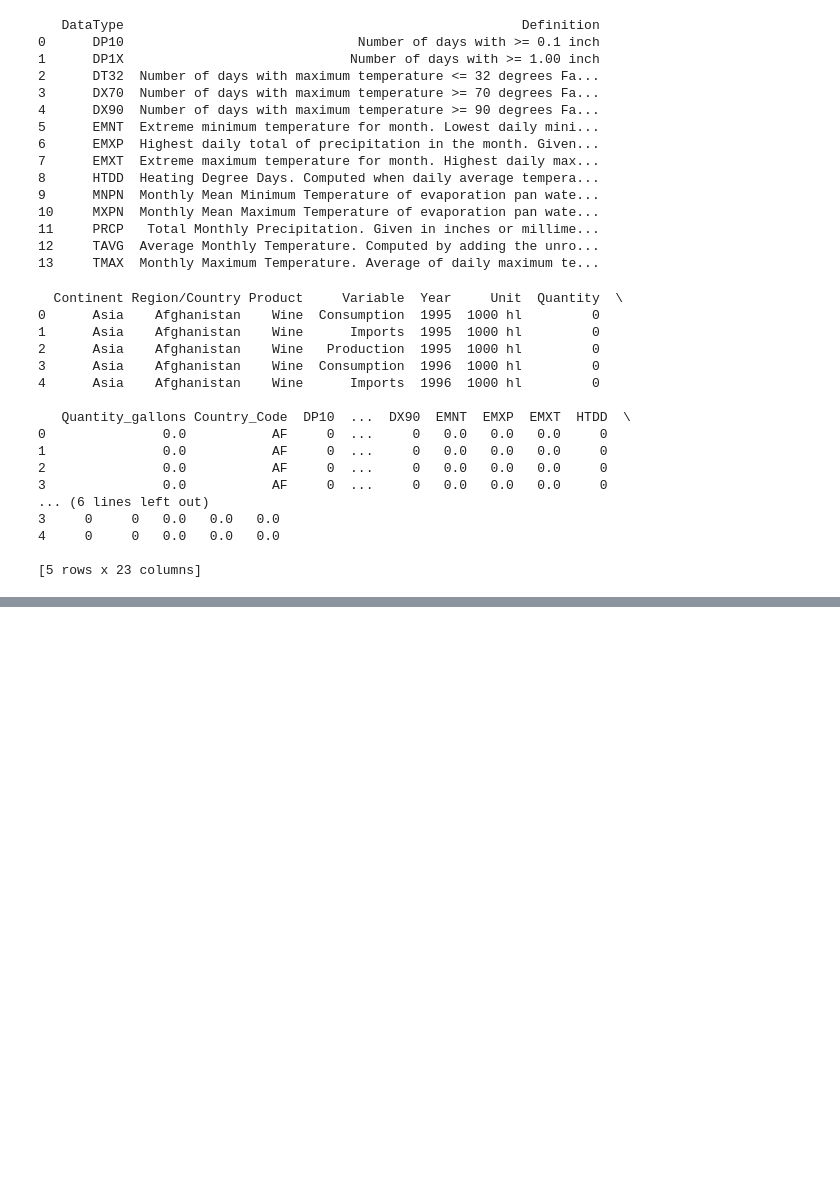
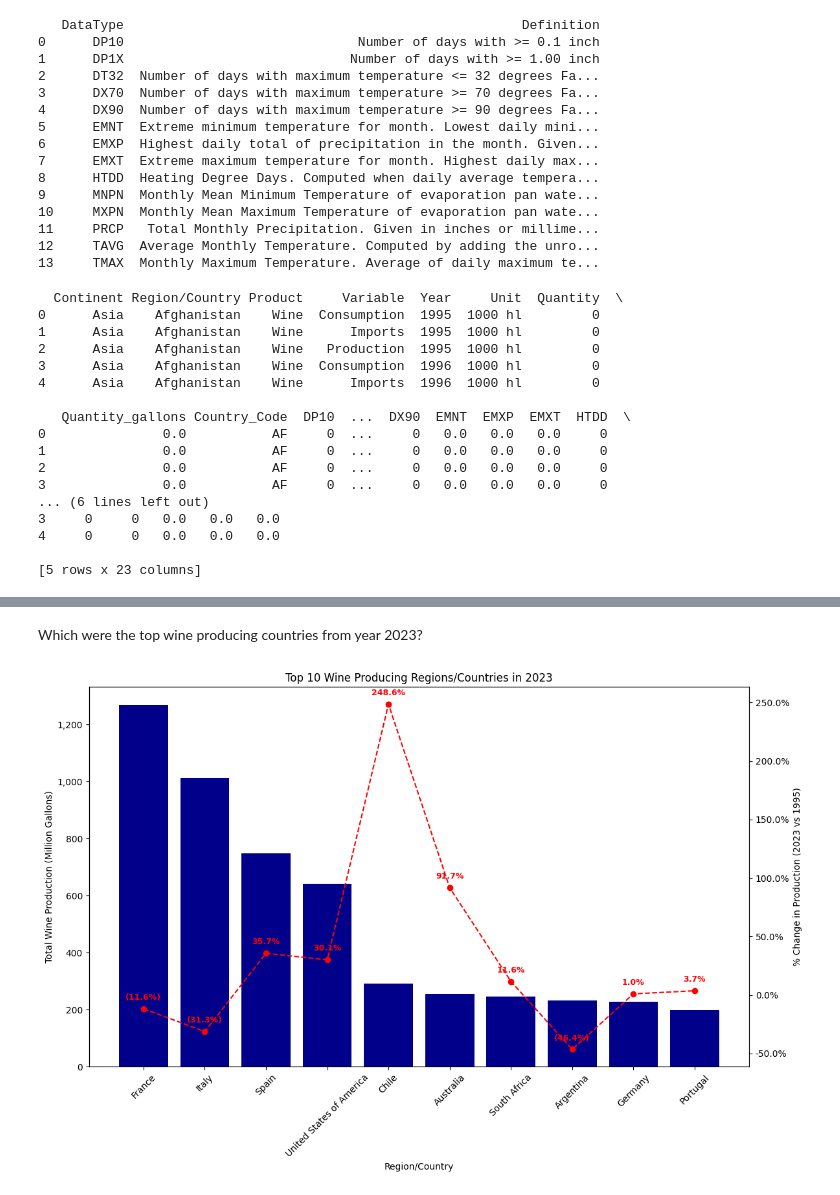
Before and after one commit to omomadcat/Viticulture, a Jupyter notebook: Wine_Project_Solution_main.ipynb, the cells around one changed output, grey strips where cells are left out. Cells and saved outputs as stored; diff of their text form; code cells hidden in the pictures; blank space fills up the shorter version.

```diff
--- a/Wine_Project_Solution_main.ipynb
+++ b/Wine_Project_Solution_main.ipynb
@@ -96,0 +129,59 @@ print(wine_country_weather_data_final_df.head())
+# %% [markdown]
+Which were the top wine producing countries from year 2023?
+# %%
+# Filter the data to include only wine production records and for the year 1995
+wine_production_df_1995 = wine_country_weather_data_final_df[(wine_country_weather_data_final_df['Variable'] == 'Production') & (wine_country_weather_data_final_df['Year'] == 1995)]
+
+# Filter the data to include only wine production records and for the year 2023
+wine_production_df_2023 = wine_country_weather_data_final_df[(wine_country_weather_data_final_df['Variable'] == 'Production') & (wine_country_weather_data_final_df['Year'] == 2023)]
+
+# Group by Region/Country and sum the Quantity_gallons for 1995 and 2023
+wine_production_by_region_1995 = wine_production_df_1995.groupby('Region/Country')['Quantity_gallons'].sum().reset_index()
+wine_production_by_region_2023 = wine_production_df_2023.groupby('Region/Country')['Quantity_gallons'].sum().reset_index()
+
+# Merge the two dataframes on Region/Country
+wine_production_comparison = pd.merge(wine_production_by_region_1995, wine_production_by_region_2023, on='Region/Country', suffixes=('_1995', '_2023'))
+
+# Calculate the percentage change
+wine_production_comparison['Percentage_change'] = ((wine_production_comparison['Quantity_gallons_2023'] - wine_production_comparison['Quantity_gallons_1995']) / wine_production_comparison['Quantity_gallons_1995']) * 100
+
+# Convert the Quantity_gallons_2023 to millions for plotting
+wine_production_comparison['Quantity_gallons_2023_million'] = wine_production_comparison['Quantity_gallons_2023'] / 1e6
+
+# Sort the values in descending order and get the top 10
+top_10_wine_producing_regions = wine_production_comparison.sort_values(by='Quantity_gallons_2023_million', ascending=False).head(10)
+
+# Define a function to format the y-axis values with thousand commas
+def millions_formatter(x, pos):
+    return f'{x:,.0f}'
+
+# Define a function to format the percentage change values with one decimal place
+def percentage_formatter(x, pos):
+    return f'{x:,.1f}%'
+
+# Create the bar chart
+fig, ax1 = plt.subplots(figsize=(12, 8))
+
+ax1.bar(top_10_wine_producing_regions['Region/Country'], top_10_wine_producing_regions['Quantity_gallons_2023_million'], color='darkblue')
+ax1.set_xlabel('Region/Country')
+ax1.set_ylabel('Total Wine Production (Million Gallons)')
+ax1.set_title('Top 10 Wine Producing Regions/Countries in 2023')
+ax1.yaxis.set_major_formatter(FuncFormatter(millions_formatter))
+ax1.tick_params(axis='x', rotation=45)
+
+# Create the secondary axis
+ax2 = ax1.twinx()
+ax2.plot(top_10_wine_producing_regions['Region/Country'], top_10_wine_producing_regions['Percentage_change'], color='red', marker='o', linestyle='--')
+ax2.set_ylabel('% Change in Production (2023 vs 1995)')
+ax2.yaxis.set_major_formatter(FuncFormatter(percentage_formatter))
+
+# Add data labels to the line graph
+for i, txt in enumerate(top_10_wine_producing_regions['Percentage_change']):
+    label = f'{txt:.1f}%' if txt >= 0 else f'({-txt:.1f}%)'
+    ax2.annotate(label, (top_10_wine_producing_regions['Region/Country'].iloc[i], top_10_wine_producing_regions['Percentage_change'].iloc[i]),
+                 textcoords="offset points", xytext=(0,10), ha='center', fontsize=9, color='red', fontweight='bold')
+
+plt.tight_layout()  # Adjust layout to make room for rotated x labels
+plt.show()
+# %% [output]
+[figure, added]
```
Also changed, not shown: parts of 3 cells of this notebook.
